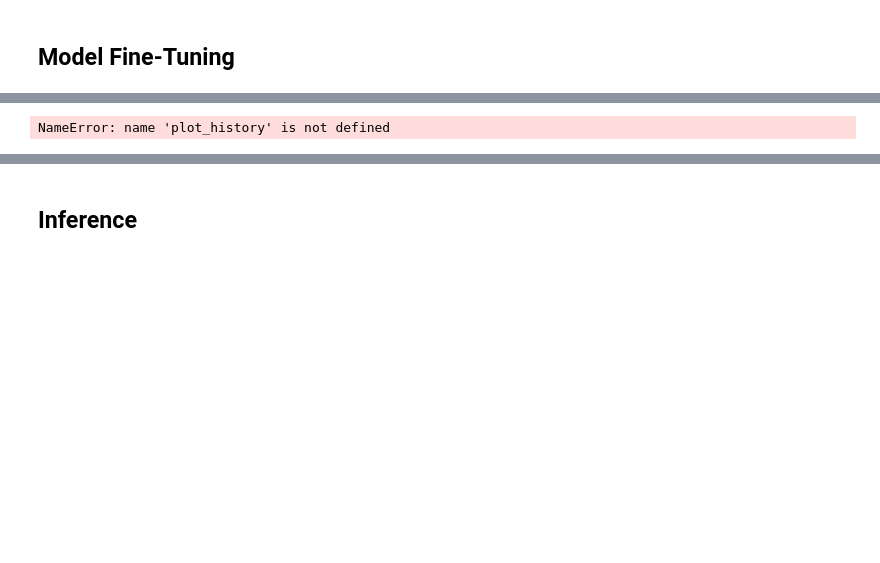
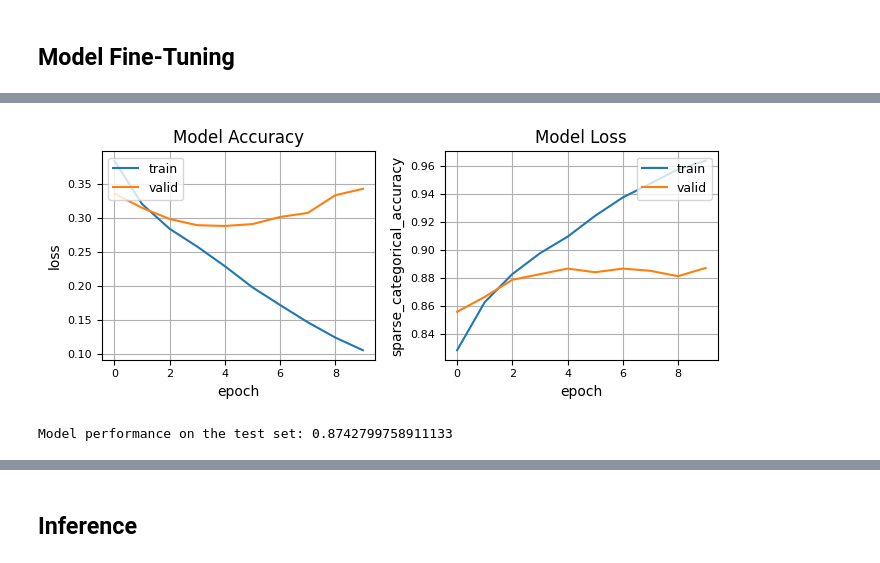
Before and after one commit to OMarchevska/NLP, a Jupyter notebook: Sentiment_Analysis.ipynb, the cells around one changed output, grey strips where cells are left out. Saved outputs shown, nothing was run; the diff lists cells and outputs as text; code cells hidden in the pictures; blank space fills up the shorter version.

```diff
--- a/Sentiment_Analysis.ipynb
+++ b/Sentiment_Analysis.ipynb
@@ -243,11 +255,12 @@ Model performance on the test set: 0.8797199726104736
 # %%
-model = get_model(dropout=0.3)
-model.compile(optimizer=tf.keras.optimizers.Adam(learning_rate=2e-5),
+model_2 = get_model(dropout=0.3)
+model_2.compile(optimizer=tf.keras.optimizers.Adam(learning_rate=2e-5),
               loss=tf.keras.losses.SparseCategoricalCrossentropy(from_logits=True),
               metrics=["sparse_categorical_accuracy"])
-history = model.fit(train_ds, validation_data=val_ds, epochs=10)
+history = model_2.fit(train_ds, validation_data=val_ds, epochs=10)
 plot_history(history)
-accuracy["FT-2"] = model.evaluate(test_ds, return_dict=True, verbose=0)["sparse_categorical_accuracy"]
-print("Model performance on the test set:", accuracy["FT-2"])
+accuracy["FT-2"] = (model_2.evaluate(train_ds, return_dict=True, verbose=0)["sparse_categorical_accuracy"],
+                    model_2.evaluate(test_ds, return_dict=True, verbose=0)["sparse_categorical_accuracy"])
+print("Model performance on the test set:", accuracy["FT-2"][1])
 # %% [output]
 Epoch 1/10
@@ -273,2 +286,3 @@ Epoch 10/10
+[figure, added]
-NameError: name 'plot_history' is not defined
+Model performance on the test set: 0.8742799758911133
 # %% [markdown]
```
Also changed, not shown: parts of 14 cells of this notebook.
